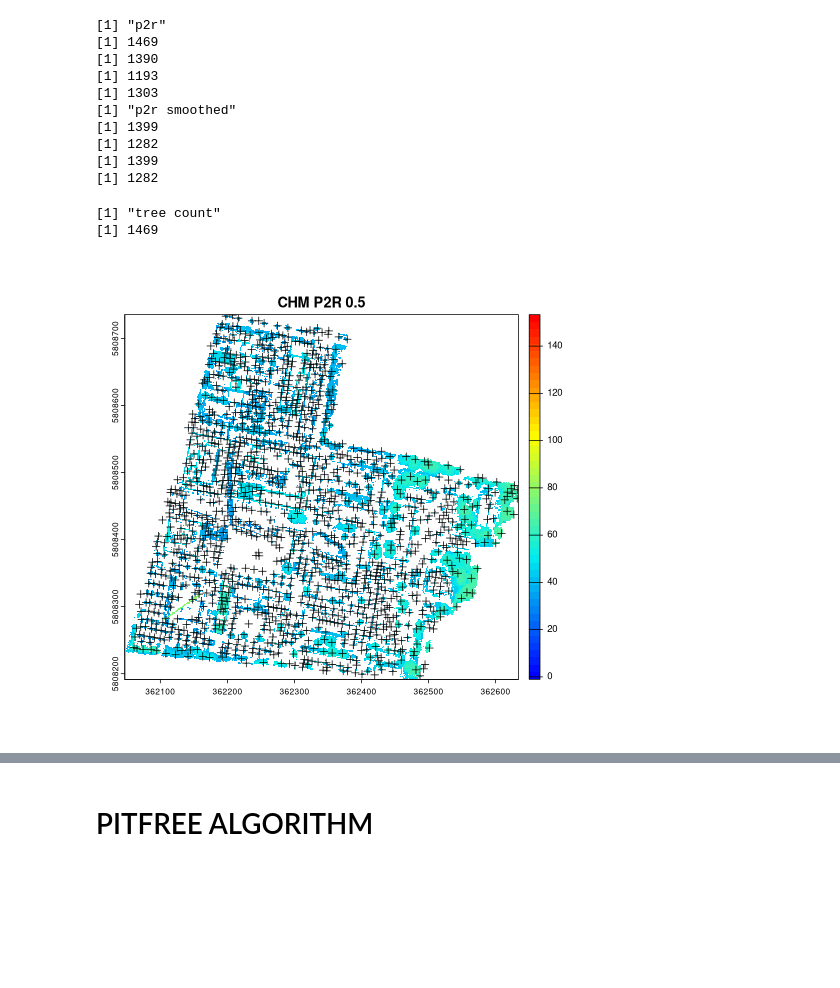
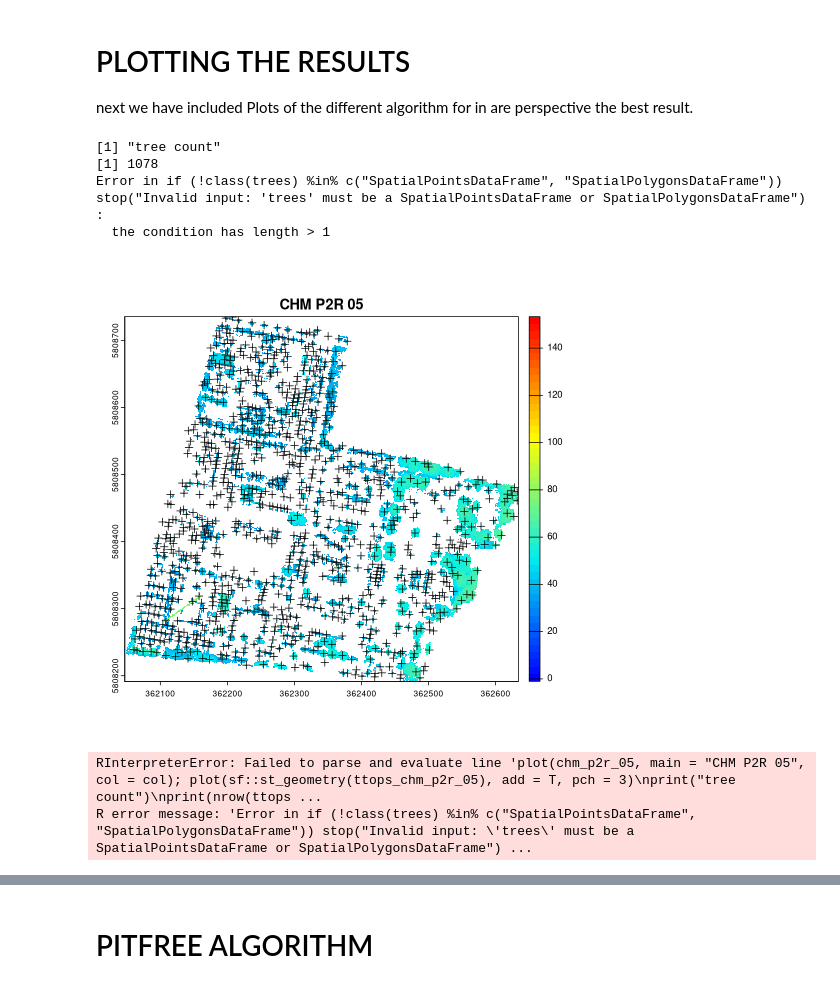
Before and after one commit to ni-be/golm_tree_analysis, a Jupyter notebook: app/app.ipynb, the cells around one changed output, grey strips where cells are left out. Saved outputs shown, nothing was run; the diff lists cells and outputs as text; code cells hidden in the pictures; blank space fills up the shorter version.

```diff
--- a/app/app.ipynb
+++ b/app/app.ipynb
@@ -143,13 +155,13 @@ chm_pitfree_05_3s <- rasterize_canopy(las, 3, pitfree(subcircle = 0.2), pkg = "t
 # %%
 %%R
 f <- function(x) {
-  y <- 2.6 * (-(exp(-0.02*(x-2)) - 1)) + 3
+  y <- 2.6 * (-(exp(-0.02*(x-3)) - 1)) + 3
   y[x < 3] <- 2
   y[x > 6] <- 9
   return(y)
 }
 
-heights <- seq(-2,20,0.5)
+heights <- seq(-3,20,0.5)
 ws <- f(heights)
 plot(heights, ws, type = "l",  ylim = c(0,5))
 # %% [output]
@@ -156,0 +184,11 @@ plot(heights, ws, type = "l",  ylim = c(0,5))
+# %%
+%%R
+f <- function(x) {
+  y <- 2.6 * (-(exp(-0.08*(x-2)) - 1)) + 3
+  y[x < 2] <- 3
+  y[x > 20] <- 5
+  return(y)
+}
+heights <- seq(-5,30,0.5)
+ws <- f(heights)
+plot(heights, ws, type = "l",  ylim = c(0,5))
@@ -174,38 +271,20 @@ ttops_chm_pitfree_05_3s <- locate_trees(chm_pitfree_05_3s, lmf(f))
-# %%
-%%R
-print("p2r")
-print(nrow(ttops_chm_p2r_05))
-print(nrow(ttops_chm_p2r_1))
-print(nrow(ttops_chm_p2r_2))
-print(nrow(ttops_chm_p2r_3))
-print("p2r smoothed")
-print(nrow(ttops_chm_p2r_05_smoothed))
-print(nrow(ttops_chm_p2r_1_smoothed))
-print(nrow(ttops_chm_p2r_2_smoothed))
-print(nrow(ttops_chm_p2r_3_smoothed))
-print("pitfree")
-# %% [output]
-[1] "p2r"
-[1] 1469
-[1] 1390
-[1] 1193
-[1] 1303
-[1] "p2r smoothed"
-[1] 1399
-[1] 1282
-[1] 1399
-[1] 1282
+# %% [markdown]
+# PLOTTING THE RESULTS
+
+next we have included Plots of the different algorithm for in are perspective the best result.
 # %%
 %%R
+plot(chm_p2r_05, main = "CHM P2R 05", col = col); plot(sf::st_geometry(ttops_chm_p2r_05), add = T, pch = 3)
+print("tree count")
+print(nrow(ttops_chm_p2r_1))
 
-par(mfrow=c(1,1))
-col <- height.colors(50)
-# Reset the plot window size to default
-
-plot(chm_p2r_05, main = "CHM P2R 0.5", col= col ); plot(sf::st_geometry(ttops_chm_p2r_05), add = T, pch =3)
-print("tree count")
-print(nrow(ttops_chm_p2r_05))
+blockStats <- sp_summarise(ttops_chm_p2r_05, areas = kootenayBlocks, variables = "height")
+gridCount <- sp_summarise(ttops_chm_p2r_05, grid = 10)
 # %% [output]
 [1] "tree count"
-[1] 1469
+[1] 1078
+Error in if (!class(trees) %in% c("SpatialPointsDataFrame", "SpatialPolygonsDataFrame")) stop("Invalid input: 'trees' must be a SpatialPointsDataFrame or SpatialPolygonsDataFrame") :
+  the condition has length > 1
-[figure, old version]
+[figure, new version]
+RInterpreterError: Failed to parse and evaluate line 'plot(chm_p2r_05, main = "CHM P2R 05", col = col); plot(sf::st_geometry(ttops_chm_p2r_05), add = T, pch = 3)\nprint("tree count")\nprint(nrow(ttops ...
+R error message: 'Error in if (!class(trees) %in% c("SpatialPointsDataFrame", "SpatialPolygonsDataFrame")) stop("Invalid input: \'trees\' must be a SpatialPointsDataFrame or SpatialPolygonsDataFrame") ...
```
Also changed, not shown: parts of 48 cells of this notebook, 1 other file.
